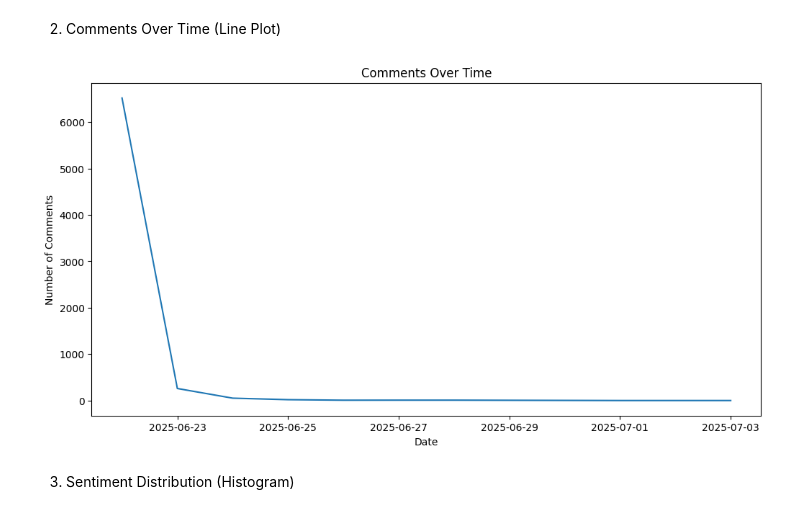
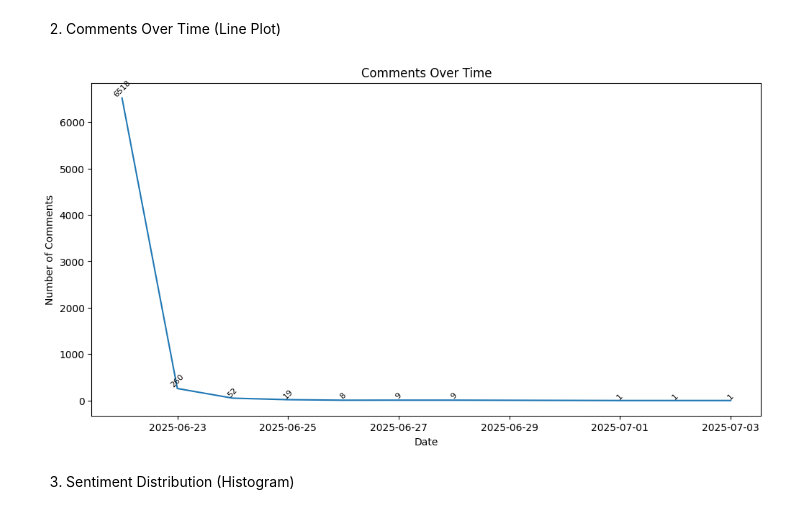
Before and after one commit to AlleeCabral/Sentiment_Tiktok, a Jupyter notebook: scripts/analysis.ipynb, the cells around one changed output. Drawn from its saved outputs; the diff is of its cells as text; code cells hidden in the pictures.

```diff
--- a/scripts/analysis.ipynb
+++ b/scripts/analysis.ipynb
@@ -317,25 +329,28 @@ conn.close()
 # %%
 conn = psycopg2.connect(
     dbname="sentiment_analysis",
     user="alex",
     password="your_secure_password",  # replace with your actual password
     host="localhost",
     port="5432"
 )
 sql = lambda query: pd.read_sql(query, conn)
 # Plot comments over time
 df_time = sql("SELECT DATE_TRUNC('day', created_utc) AS day, COUNT(*) AS count FROM comments GROUP BY day ORDER BY day")
 plt.figure(figsize=(12,6))
 sns.lineplot(data=df_time, x='day', y='count')
 plt.title('Comments Over Time')
 plt.xlabel('Date')
 plt.ylabel('Number of Comments')
+
+# Annotate each point with its count
+for x, y in zip(df_time['day'], df_time['count']):
+    plt.text(x, y, str(y), ha='center', va='bottom', fontsize=8, rotation=45)
+
 plt.show()
-
-# Close the connection
 conn.close()
 # %% [output]
-[figure, old version]
+[figure, new version]
 # %% [markdown]
 3. Sentiment Distribution (Histogram)
 # %%
```
Also changed, not shown: parts of 12 cells of this notebook, 1 other file.
